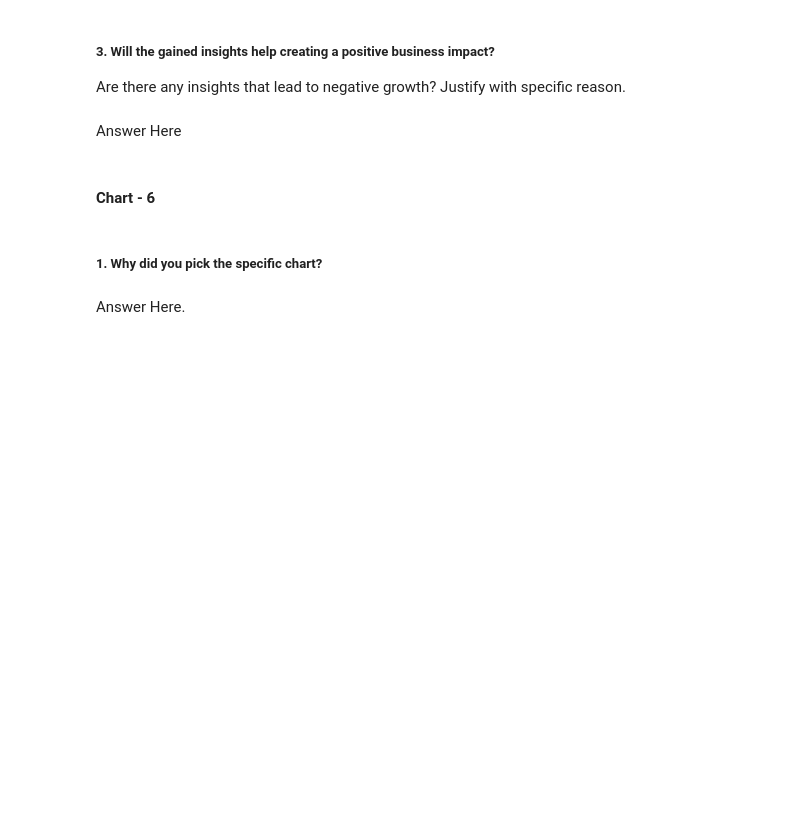
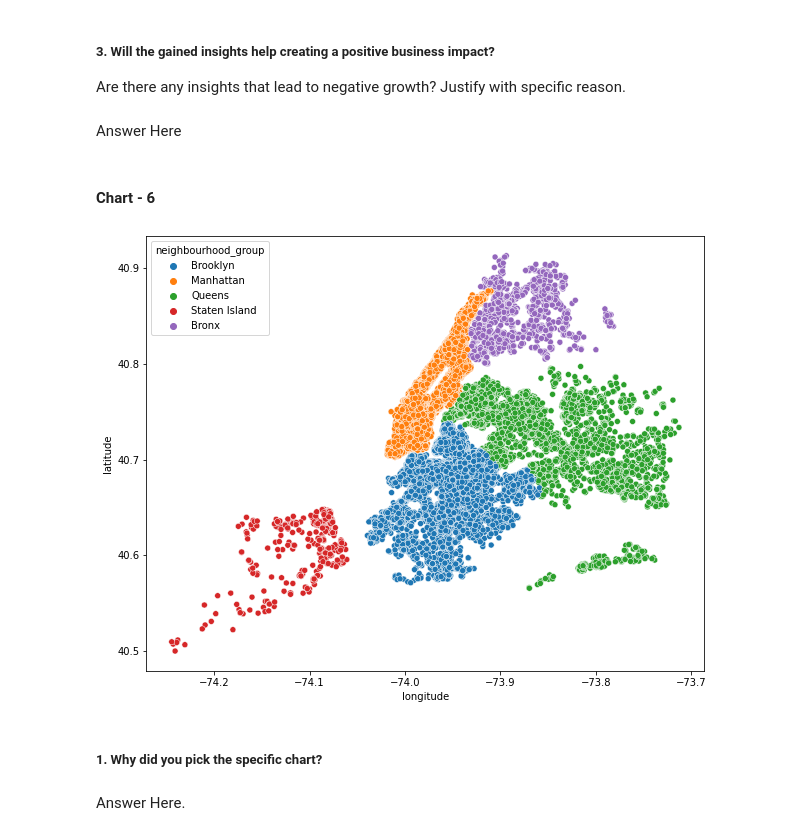
Before and after one commit to HarshadTheOne/AirBnb-Bookings-Analysis, a Jupyter notebook: AirBnb_Booking_Analysis_Capstone_Project.ipynb, the cells around one changed output. Cells and saved outputs as stored; diff of their text form; code cells hidden in the pictures; blank space fills up the shorter version.

```diff
--- a/AirBnb_Booking_Analysis_Capstone_Project.ipynb
+++ b/AirBnb_Booking_Analysis_Capstone_Project.ipynb
@@ -382,3 +398,9 @@ Answer Here
+# %%
+# Chart - 6 visualization code
+plt.figure(figsize=(10,8))
+sns.scatterplot(df_new.longitude, df_new.latitude, hue=df_new.neighbourhood_group);
+# %% [output]
+[figure, added]
 # %% [markdown]
 ##### 1. Why did you pick the specific chart?
 # %% [markdown]
```
Also changed, not shown: parts of 3 cells of this notebook.
